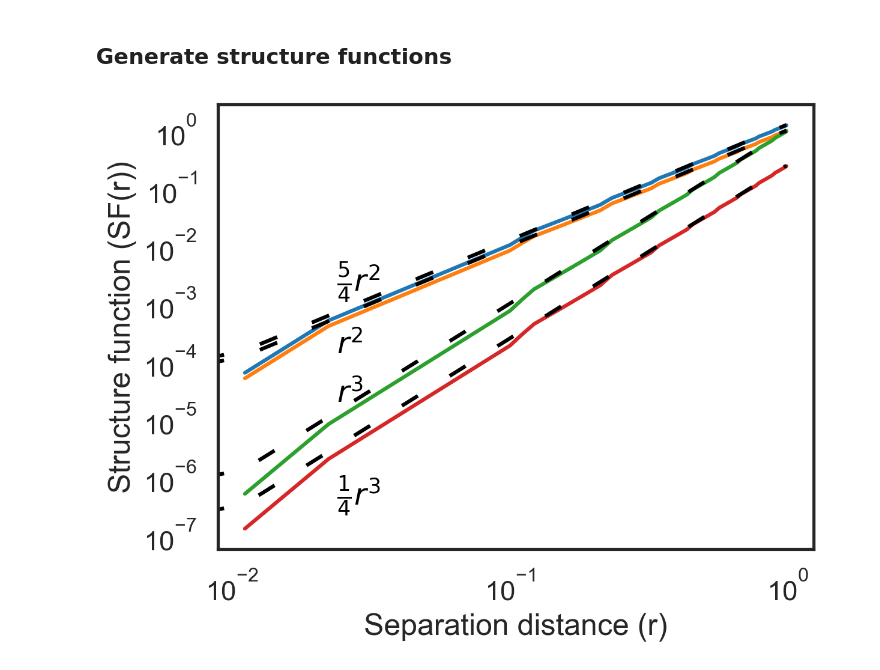
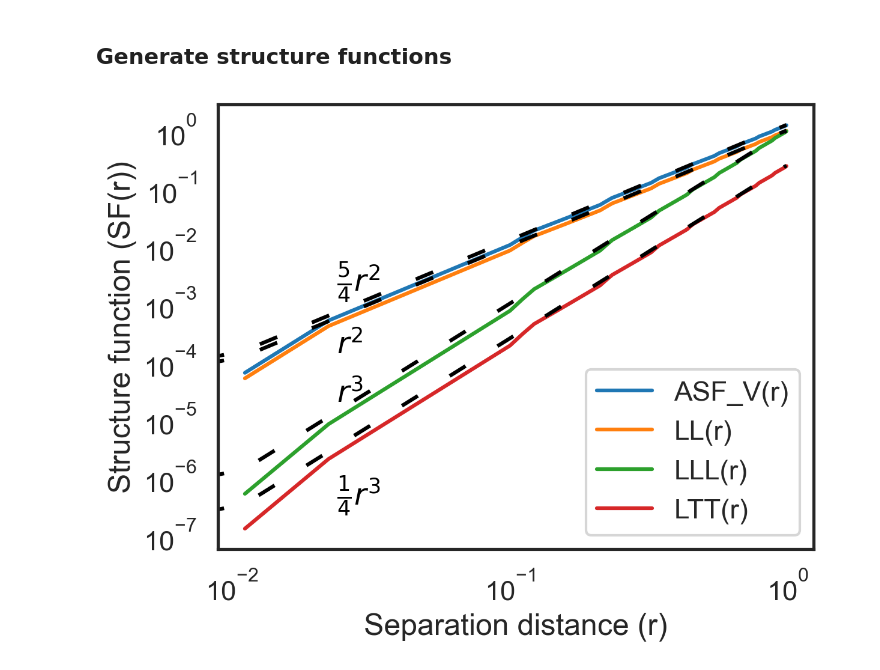
Before and after one commit to cassidymwagner/fluidsf, a Jupyter notebook: docs/source/ex_latlon.ipynb, the cells around one changed output. Drawn from its saved outputs; the diff is of its cells as text; code cells hidden in the pictures.

Commit message:
added legend

```diff
--- a/docs/source/ex_latlon.ipynb
+++ b/docs/source/ex_latlon.ipynb
@@ -84,32 +84,32 @@ ax.annotate(
     textcoords="axes fraction",
     color="k",
 )
 
 ax.annotate(
     r"$r^{2}$",
     (0.2, 0.44),
     textcoords="axes fraction",
     color="k",
 )
 
 ax.annotate(
     r"$r^{3}$",
     (0.2, 0.33),
     textcoords="axes fraction",
     color="k",
 )
 
 ax.annotate(
     r"$\frac{1}{4}r^{3}$",
     (0.2, 0.1),
     textcoords="axes fraction",
     color="k",
 )
 
 plt.hlines(0, 0, 1, color="k", lw=1, zorder=0)
 ax.set_xlabel("Separation distance (r)")
 ax.set_ylabel("Structure function (SF(r))")
-# ax.legend(loc="lower right")
+ax.legend(loc="lower right")
 plt.show()
 # %% [output]
-[figure, old version]
+[figure, new version]
```
